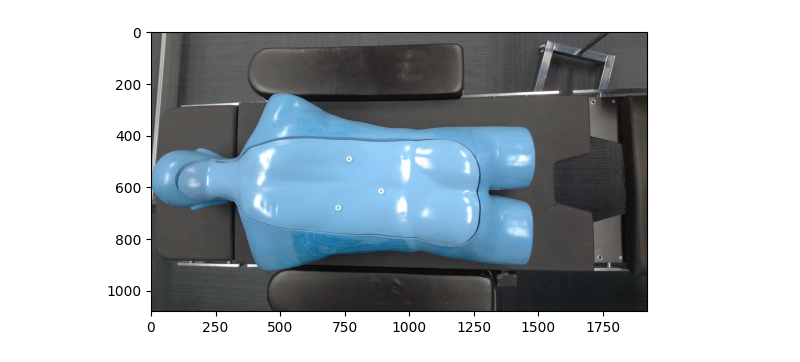
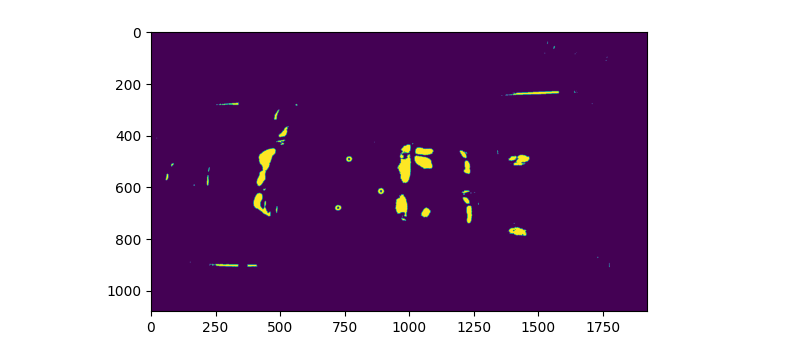
Before and after one commit to srisiddhardhakurra26/illuminant_standard_SWE_take_home_2024, a Jupyter notebook: Untitled.ipynb, the cells around one changed output. Drawn from its saved outputs; the diff is of its cells as text; code cells hidden in the pictures.

```diff
--- a/Untitled.ipynb
+++ b/Untitled.ipynb
@@ -2,9 +2,3 @@
 import cv2
 import numpy as np
 import matplotlib.pyplot as plt
-# %%
-img = cv2.imread('rgb.png')
-plt.imshow(img)
-plt.show()
-# %% [output]
-[figure, removed]
@@ -10,0 +7,11 @@ plt.show()
+# %%
+gray = cv2.cvtColor(img, cv2.COLOR_BGR2GRAY)
+# %%
+blurred = cv2.GaussianBlur(gray, (5, 5), 0)
+# %%
+_, thresh = cv2.threshold(blurred, 220, 255, cv2.THRESH_BINARY)
+# %%
+plt.imshow(thresh)
+plt.show()
+# %% [output]
+[figure, added]
```
Also changed, not shown: parts of 5 cells of this notebook, 5 other files.
